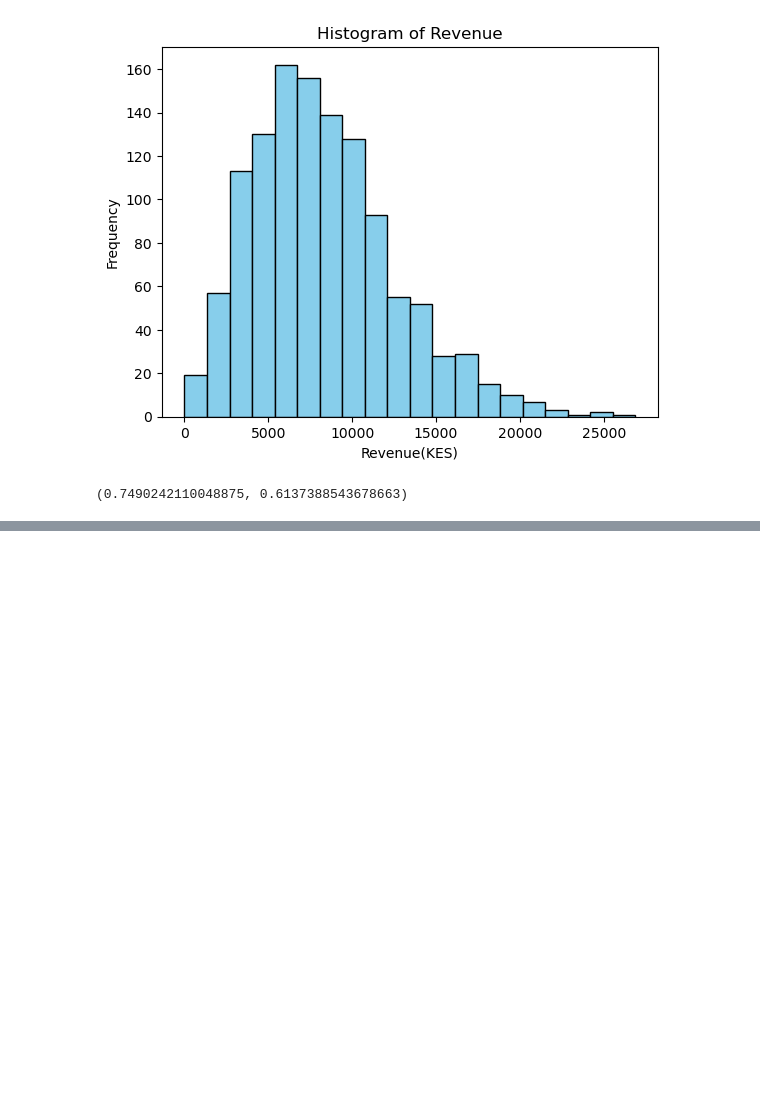
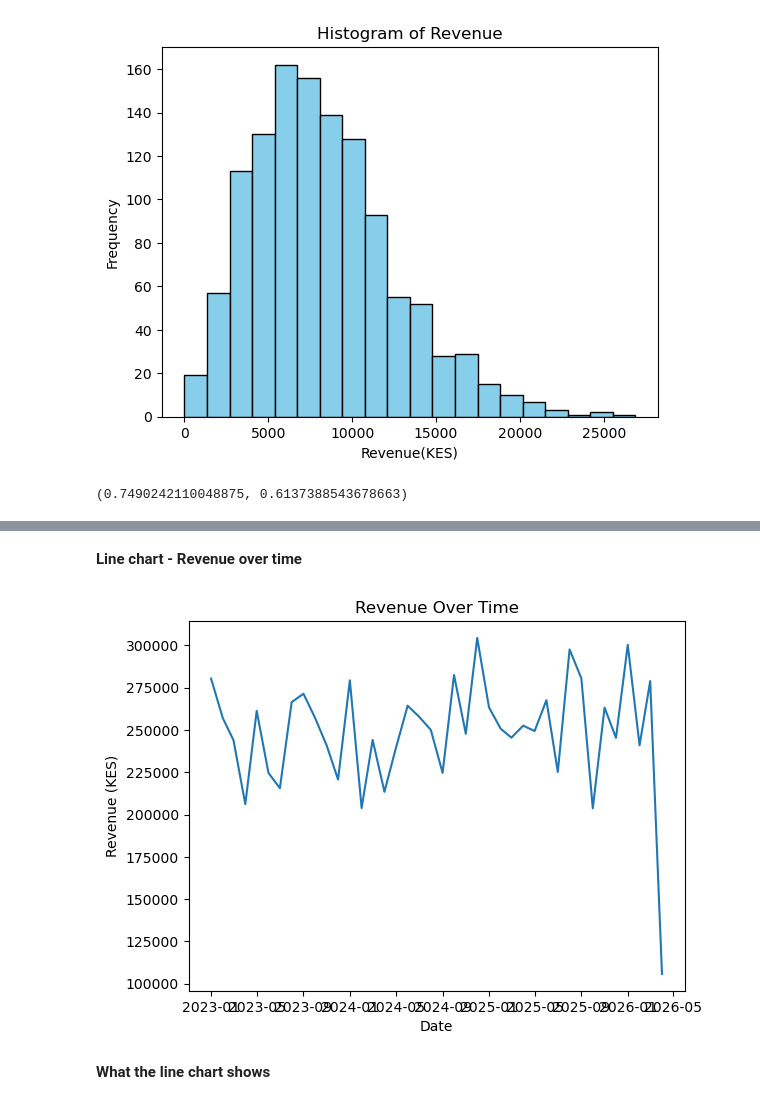
Before and after one commit to KenyansaAmenya/Sales_performance_Decision_making_Using_Statistics, a Jupyter notebook: analysis.ipynb, the cells around one changed output, grey strips where cells are left out. Cells and saved outputs as stored; diff of their text form; code cells hidden in the pictures; blank space fills up the shorter version.

```diff
--- a/analysis.ipynb
+++ b/analysis.ipynb
@@ -189,0 +231,16 @@ skewness, kurtosis
+# %% [markdown]
+**Line chart - Revenue over time**
+# %%
+monthly = df.groupby(df['date'].dt.to_period('M'))['revenue'].sum()
+monthly.index = monthly.index.to_timestamp()
+# %%
+plt.figure()
+plt.plot(monthly.index, monthly.values)
+plt.xlabel('Date')
+plt.ylabel('Revenue (KES)')
+plt.title('Revenue Over Time')
+plt.show()
+# %% [output]
+[figure, added]
+# %% [markdown]
+**What the line chart shows**
```
Also changed, not shown: parts of 48 cells of this notebook.
